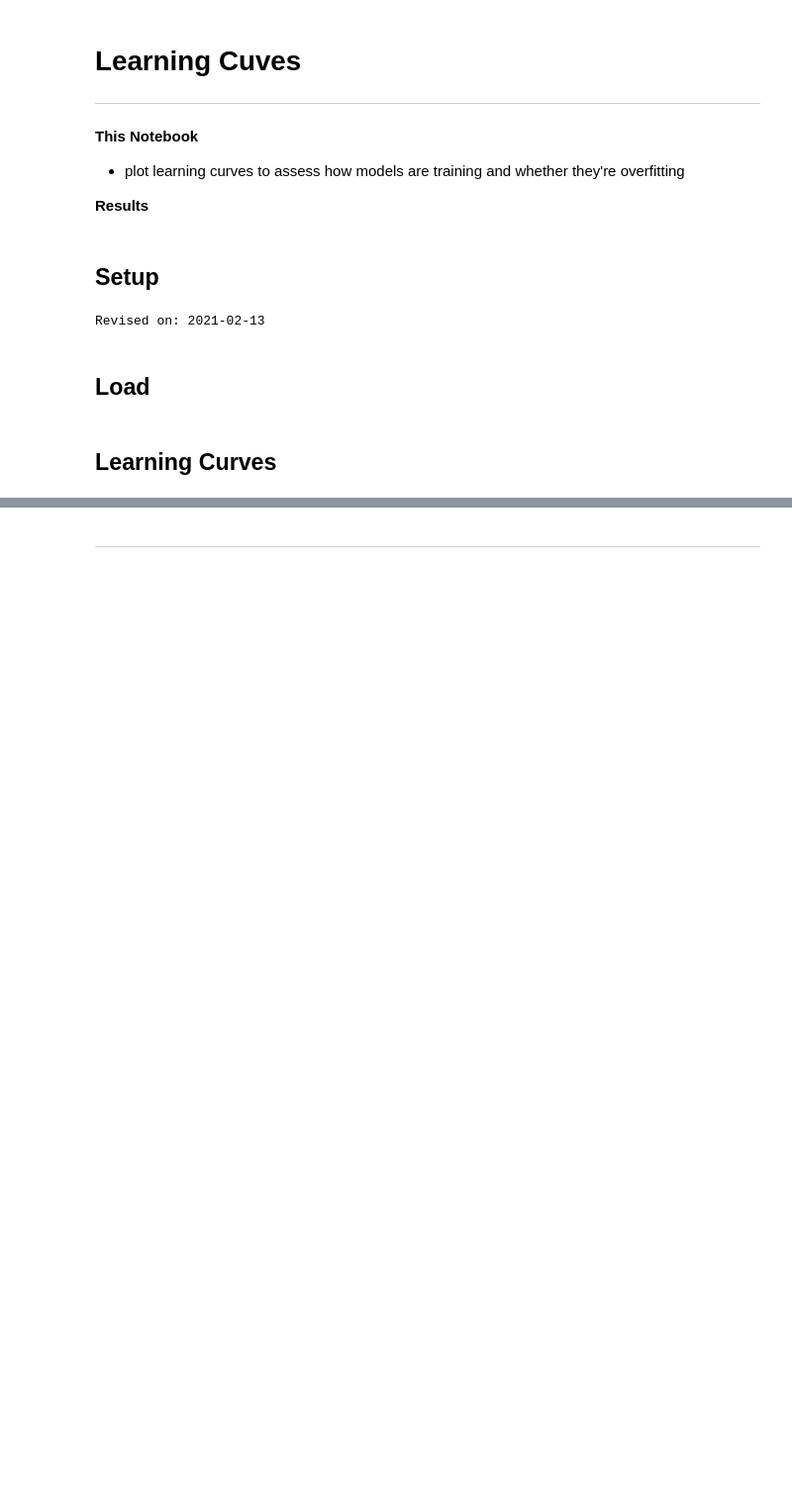
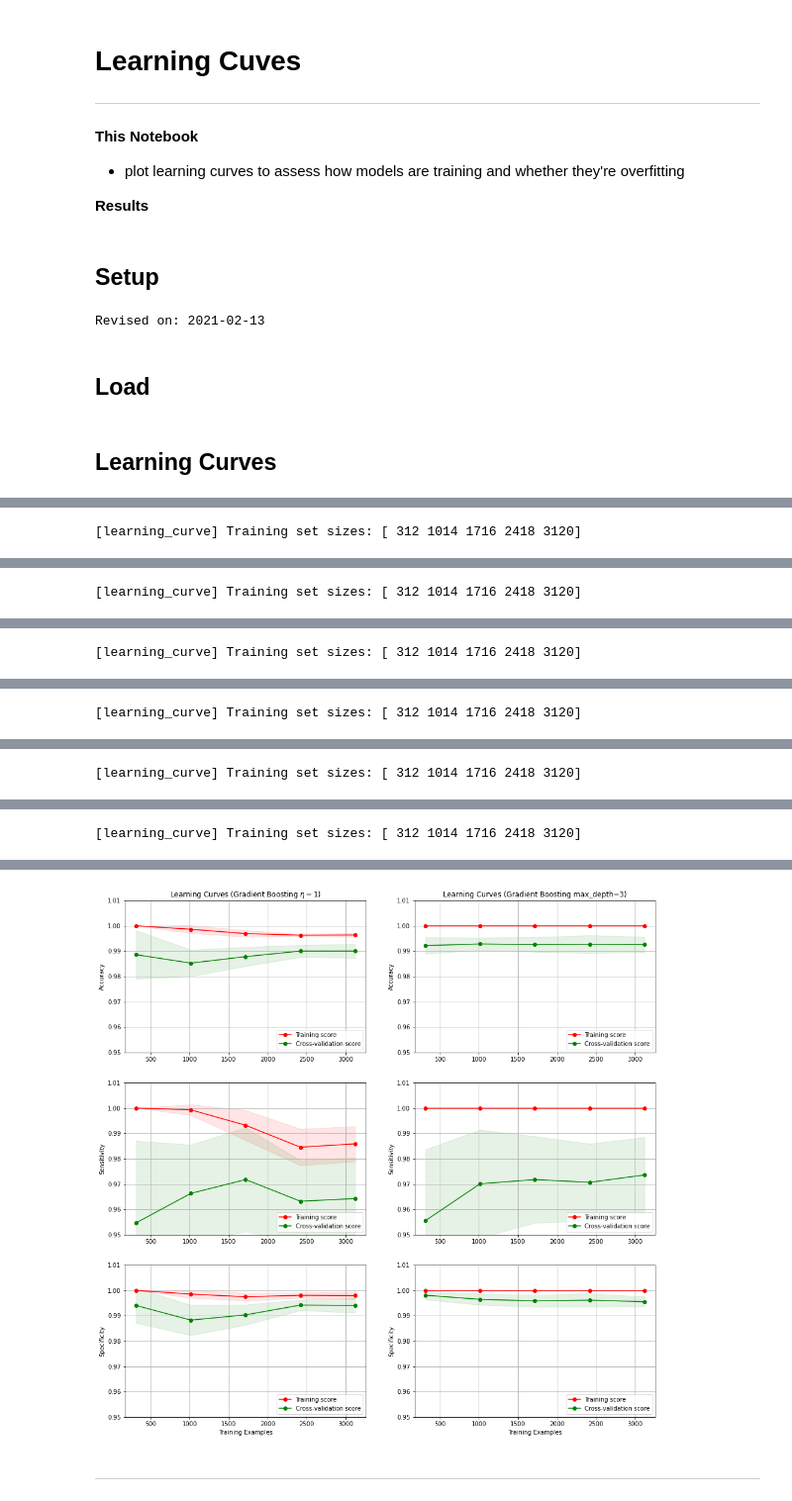
Before and after one commit to BigBangData/NaturalLanguageProcessing, a Jupyter notebook: TextAnalyticsWithR/25_LearningCurves_1.ipynb, the cells around one changed output, grey strips where cells are left out. Shown at 99% size. Saved outputs shown, nothing was run; the diff lists cells and outputs as text; code cells hidden in the pictures; blank space fills up the shorter version.

```diff
--- a/TextAnalyticsWithR/25_LearningCurves_1.ipynb
+++ b/TextAnalyticsWithR/25_LearningCurves_1.ipynb
@@ -165,0 +187,22 @@ clf2 = GradientBoostingClassifier(
+# %%
+title3 = r"Learning Curves (Gradient Boosting $\eta=1$)"
+title4 = r"Learning Curves (Gradient Boosting max_depth=3)"
+
+clf3 = GradientBoostingClassifier(
+    random_state=42,
+    learning_rate=1, # raised
+    max_depth=1,
+    n_estimators=50
+)
+
+clf4 = GradientBoostingClassifier(
+    random_state=42,
+    max_depth=3, # lowered
+    max_features=300,
+    min_samples_split=5,
+    n_estimators=100
+)
+# %%
+compare_two_classifiers(clf3, clf4, title3, title4)
+# %% [output]
+[learning_curve] Training set sizes: [ 312 1014 1716 2418 3120]
@@ -165,0 +211 @@ clf2 = GradientBoostingClassifier(
+[learning_curve] Training set sizes: [ 312 1014 1716 2418 3120]
@@ -165,0 +214 @@ clf2 = GradientBoostingClassifier(
+[learning_curve] Training set sizes: [ 312 1014 1716 2418 3120]
@@ -165,0 +217 @@ clf2 = GradientBoostingClassifier(
+[learning_curve] Training set sizes: [ 312 1014 1716 2418 3120]
@@ -165,0 +220 @@ clf2 = GradientBoostingClassifier(
+[learning_curve] Training set sizes: [ 312 1014 1716 2418 3120]
@@ -165,0 +223 @@ clf2 = GradientBoostingClassifier(
+[learning_curve] Training set sizes: [ 312 1014 1716 2418 3120]
@@ -166,2 +227,3 @@ clf2 = GradientBoostingClassifier(
+[figure, added]
 # %% [markdown]
 ---
```
Also changed, not shown: parts of 3 cells of this notebook.
